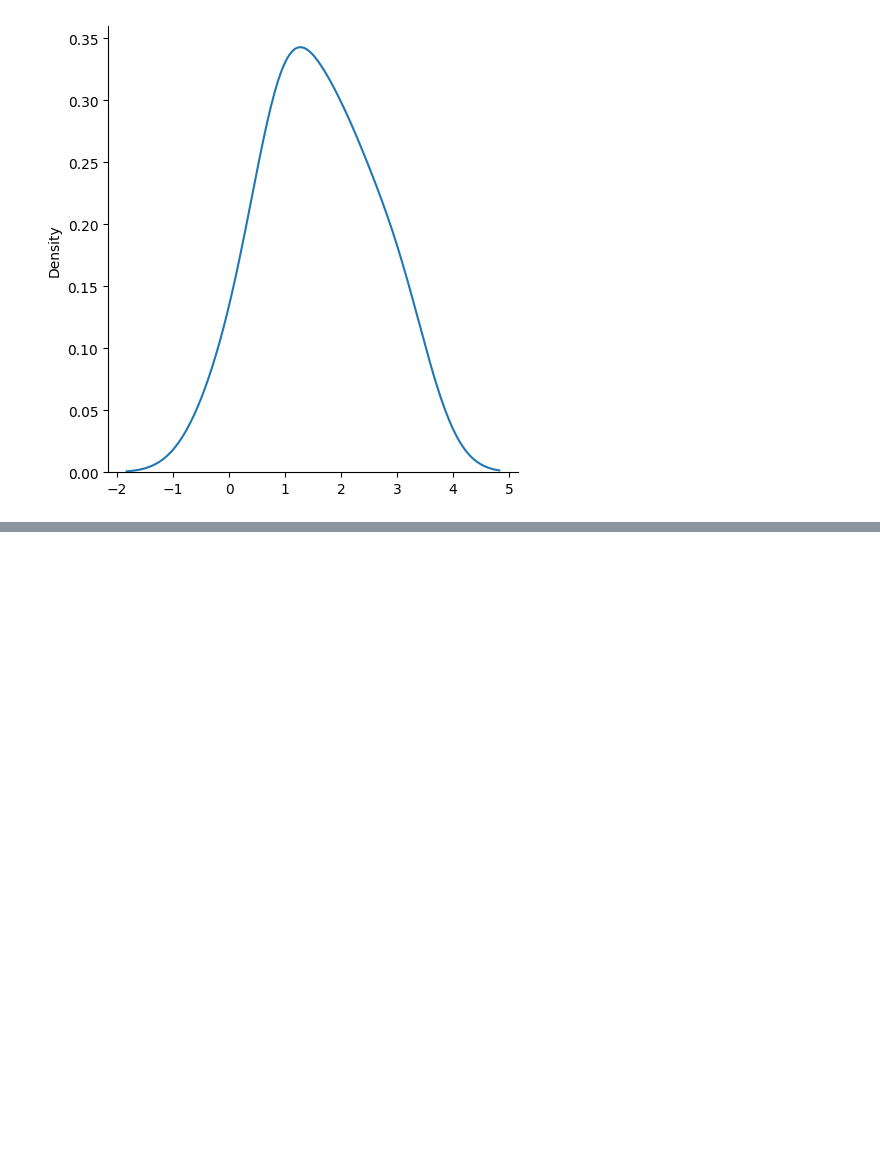
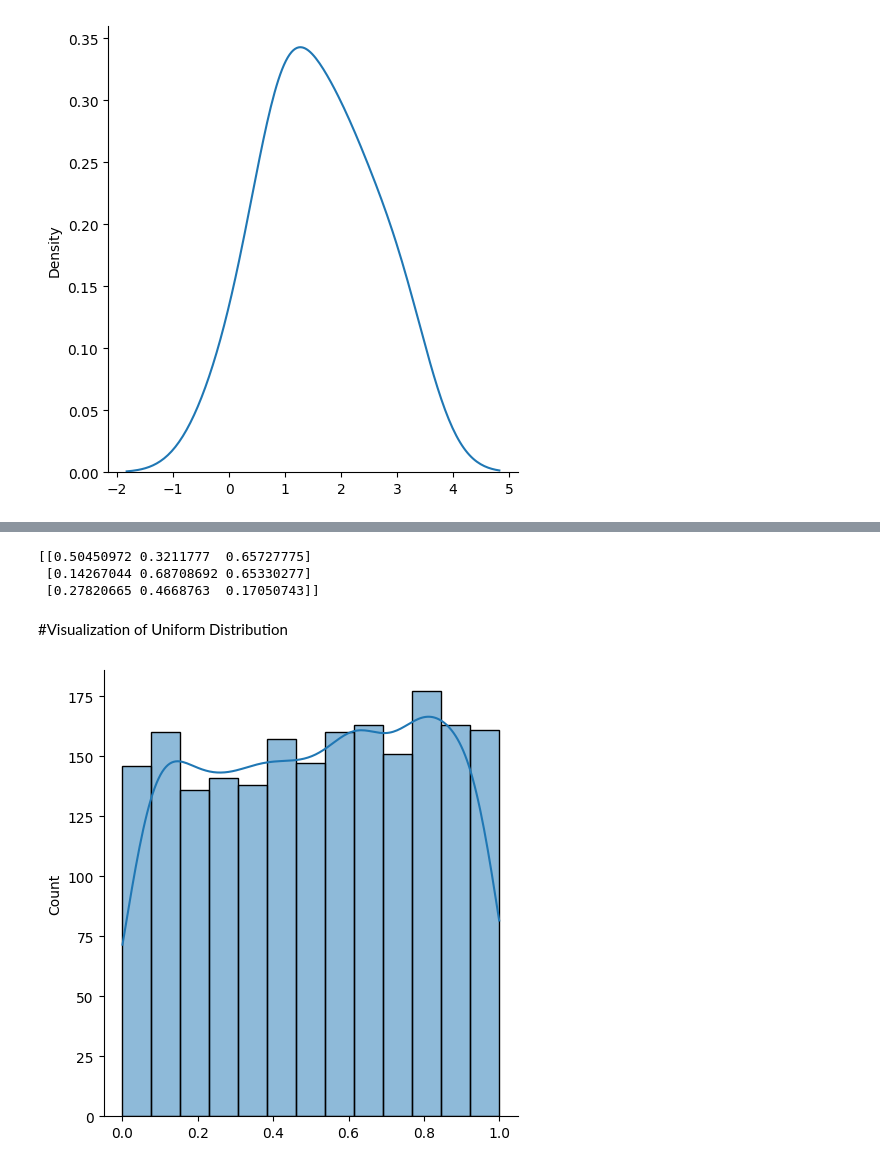
Before and after one commit to darshank26/Learn-NumPy, a Jupyter notebook: Learn_NumPy.ipynb, the cells around one changed output, grey strips where cells are left out. Saved outputs shown, nothing was run; the diff lists cells and outputs as text; code cells hidden in the pictures; blank space fills up the shorter version.

```diff
--- a/Learn_NumPy.ipynb
+++ b/Learn_NumPy.ipynb
@@ -1195,0 +1234,22 @@ plt.show()
+# %%
+from numpy import random
+
+value = random.uniform(size=(3, 3))
+
+print(value)
+# %% [output]
+[[0.50450972 0.3211777  0.65727775]
+ [0.14267044 0.68708692 0.65330277]
+ [0.27820665 0.4668763  0.17050743]]
+# %% [markdown]
+#Visualization of Uniform Distribution
+# %%
+import matplotlib.pyplot as plt
+import seaborn as sns
+
+
+sns.displot(random.uniform(size=(2000)),kde="False")
+
+plt.show()
+# %% [output]
+[figure, added]
```
Also changed, not shown: parts of 9 cells of this notebook.
